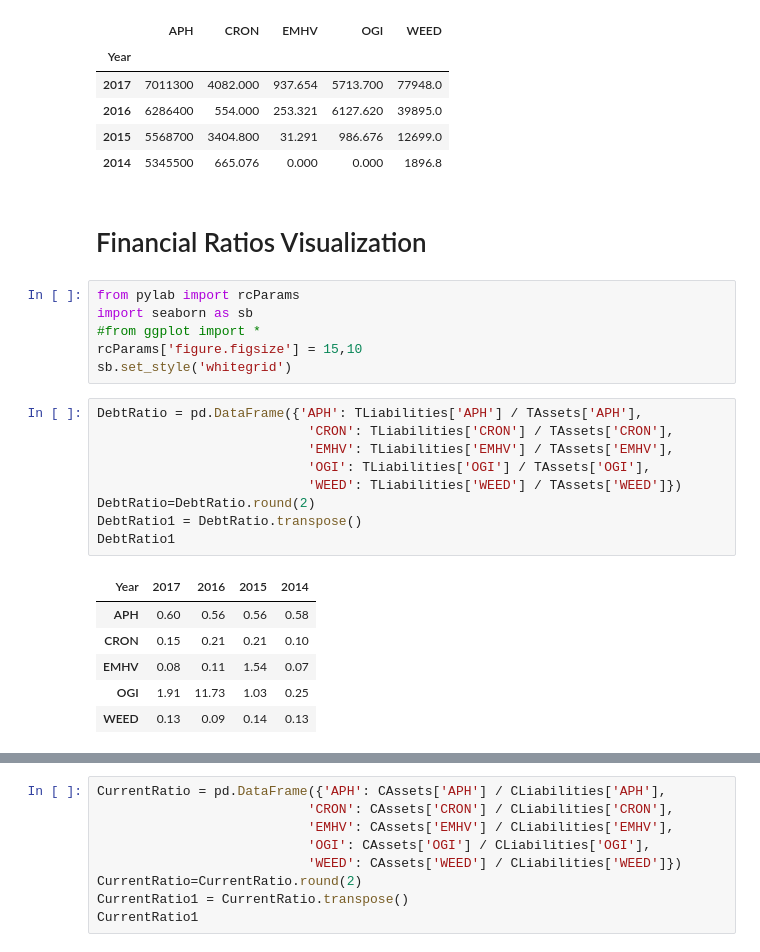
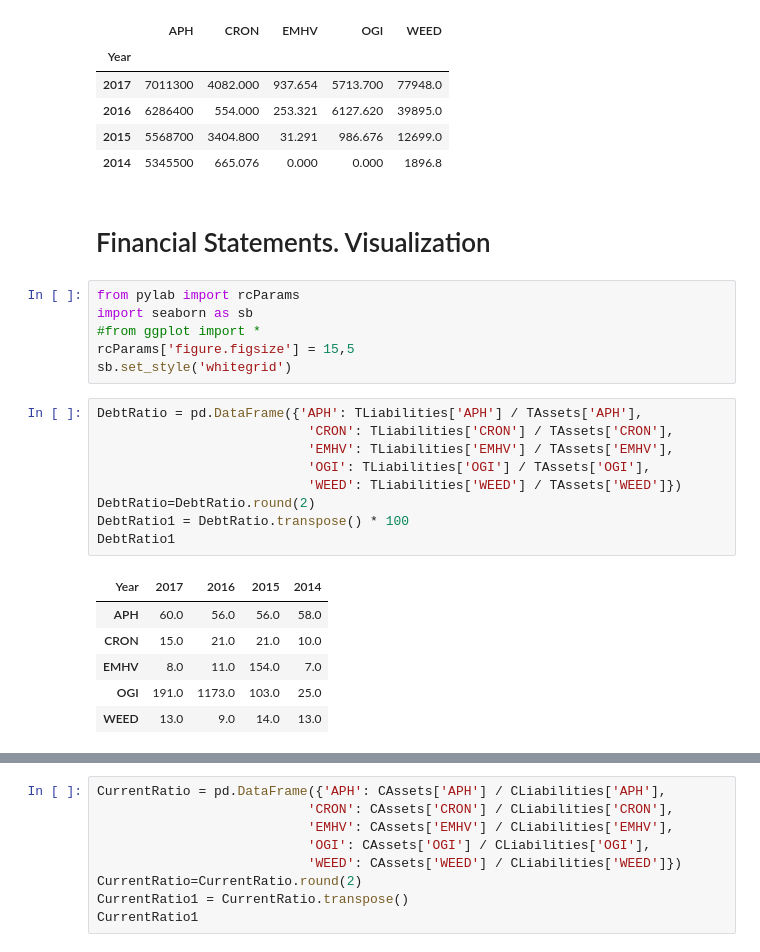
Before and after one commit to SCS-UofT/SCS3250-020, a Jupyter notebook: Project3250-020_WorkingCopy.ipynb, the cells around one changed output, grey strips where cells are left out. Cells and saved outputs as stored; diff of their text form.

```diff
--- a/Project3250-020_WorkingCopy.ipynb
+++ b/Project3250-020_WorkingCopy.ipynb
@@ -444,26 +510,26 @@ Revenue
 | 2015 | 5568700 | 3404.800 | 31.291 | 986.676 | 12699.0 |
 | 2014 | 5345500 | 665.076 | 0.000 | 0.000 | 1896.8 |
 # %% [markdown]
-# Financial Ratios Visualization
+# Financial Statements. Visualization
 # %%
 from pylab import rcParams
 import seaborn as sb
 #from ggplot import *
-rcParams['figure.figsize'] = 15,10
+rcParams['figure.figsize'] = 15,5
 sb.set_style('whitegrid')
 # %%
 DebtRatio = pd.DataFrame({'APH': TLiabilities['APH'] / TAssets['APH'],
                            'CRON': TLiabilities['CRON'] / TAssets['CRON'],
                            'EMHV': TLiabilities['EMHV'] / TAssets['EMHV'],
                            'OGI': TLiabilities['OGI'] / TAssets['OGI'],
                            'WEED': TLiabilities['WEED'] / TAssets['WEED']})
 DebtRatio=DebtRatio.round(2)
-DebtRatio1 = DebtRatio.transpose()
+DebtRatio1 = DebtRatio.transpose() * 100
 DebtRatio1
 # %% [output]
 | Year | 2017 | 2016 | 2015 | 2014 |
-| APH | 0.60 | 0.56 | 0.56 | 0.58 |
-| CRON | 0.15 | 0.21 | 0.21 | 0.10 |
-| EMHV | 0.08 | 0.11 | 1.54 | 0.07 |
-| OGI | 1.91 | 11.73 | 1.03 | 0.25 |
-| WEED | 0.13 | 0.09 | 0.14 | 0.13 |
+| APH | 60.0 | 56.0 | 56.0 | 58.0 |
+| CRON | 15.0 | 21.0 | 21.0 | 10.0 |
+| EMHV | 8.0 | 11.0 | 154.0 | 7.0 |
+| OGI | 191.0 | 1173.0 | 103.0 | 25.0 |
+| WEED | 13.0 | 9.0 | 14.0 | 13.0 |
```
Also changed, not shown: parts of 28 cells of this notebook.
